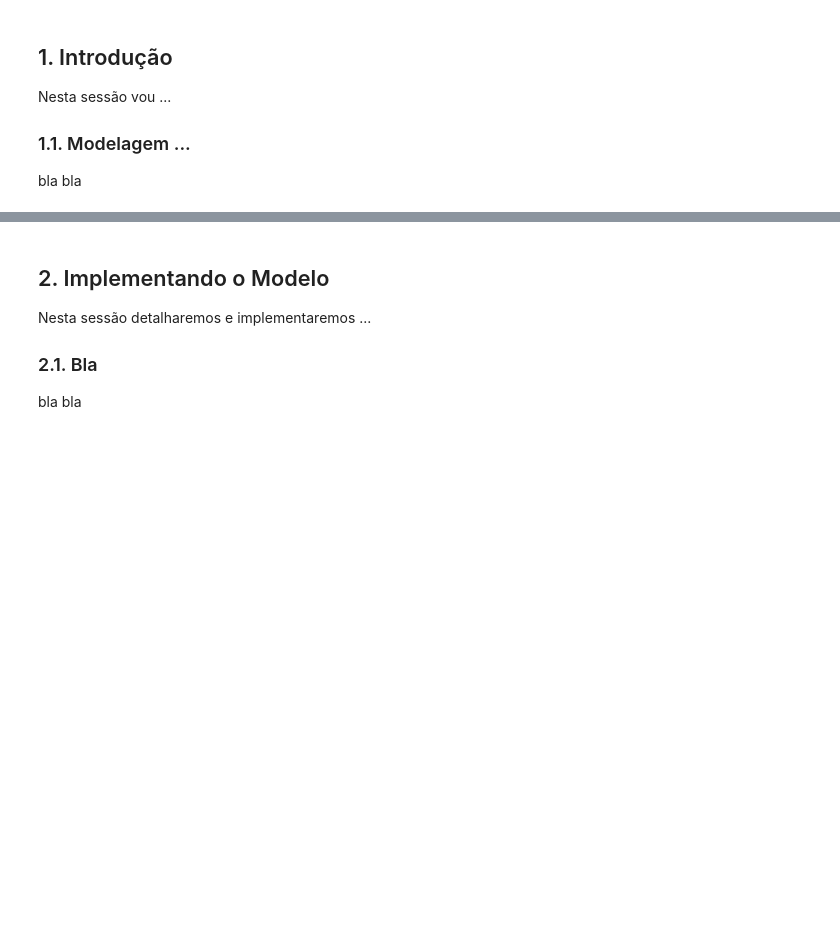
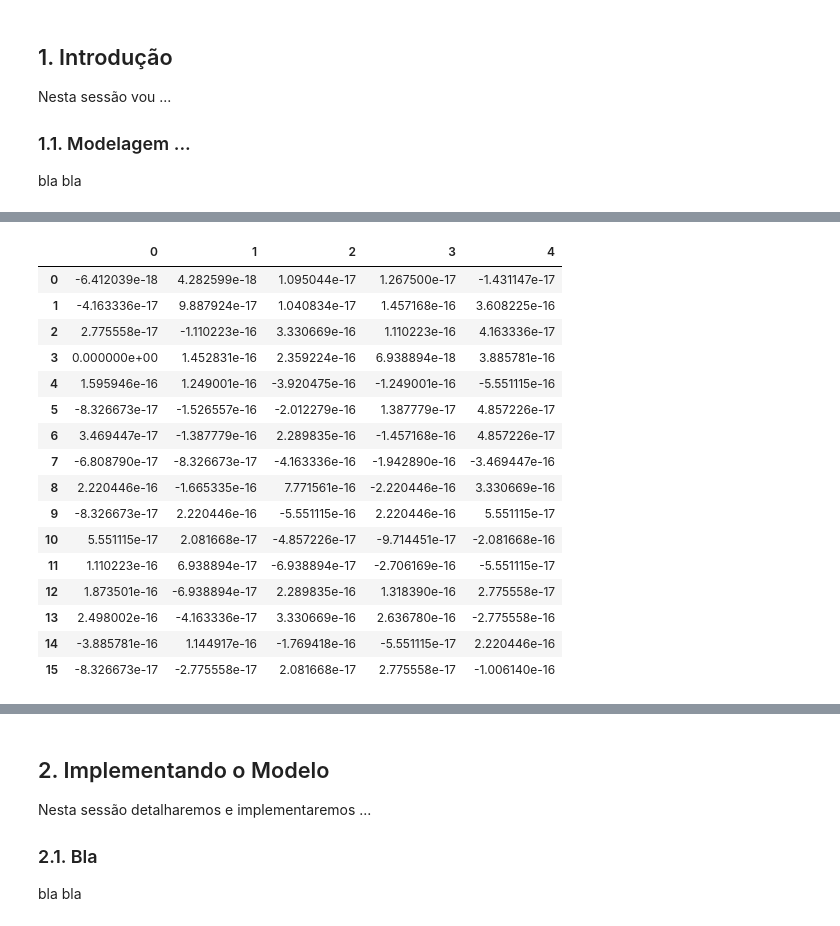
Before and after one commit to ucaiado/VectorAutoregression_Model, a Jupyter notebook: report.ipynb, the cells around one changed output, grey strips where cells are left out. Saved outputs shown, nothing was run; the diff lists cells and outputs as text; code cells hidden in the pictures; blank space fills up the shorter version.

```diff
--- a/report.ipynb
+++ b/report.ipynb
@@ -22,0 +145,20 @@ df = pd.read_excel('data/VAR3_inputs_e_outputs.xlsx', header=None)
+# %%
+pd.DataFrame(self.na_betahat - results.params.values)
+# %% [output]
+|  | 0 | 1 | 2 | 3 | 4 |
+| 0 | -6.412039e-18 | 4.282599e-18 | 1.095044e-17 | 1.267500e-17 | -1.431147e-17 |
+| 1 | -4.163336e-17 | 9.887924e-17 | 1.040834e-17 | 1.457168e-16 | 3.608225e-16 |
+| 2 | 2.775558e-17 | -1.110223e-16 | 3.330669e-16 | 1.110223e-16 | 4.163336e-17 |
+| 3 | 0.000000e+00 | 1.452831e-16 | 2.359224e-16 | 6.938894e-18 | 3.885781e-16 |
+| 4 | 1.595946e-16 | 1.249001e-16 | -3.920475e-16 | -1.249001e-16 | -5.551115e-16 |
+| 5 | -8.326673e-17 | -1.526557e-16 | -2.012279e-16 | 1.387779e-17 | 4.857226e-17 |
+| 6 | 3.469447e-17 | -1.387779e-16 | 2.289835e-16 | -1.457168e-16 | 4.857226e-17 |
+| 7 | -6.808790e-17 | -8.326673e-17 | -4.163336e-16 | -1.942890e-16 | -3.469447e-16 |
+| 8 | 2.220446e-16 | -1.665335e-16 | 7.771561e-16 | -2.220446e-16 | 3.330669e-16 |
+| 9 | -8.326673e-17 | 2.220446e-16 | -5.551115e-16 | 2.220446e-16 | 5.551115e-17 |
+| 10 | 5.551115e-17 | 2.081668e-17 | -4.857226e-17 | -9.714451e-17 | -2.081668e-16 |
+| 11 | 1.110223e-16 | 6.938894e-17 | -6.938894e-17 | -2.706169e-16 | -5.551115e-17 |
+| 12 | 1.873501e-16 | -6.938894e-17 | 2.289835e-16 | 1.318390e-16 | 2.775558e-17 |
+| 13 | 2.498002e-16 | -4.163336e-17 | 3.330669e-16 | 2.636780e-16 | -2.775558e-16 |
+| 14 | -3.885781e-16 | 1.144917e-16 | -1.769418e-16 | -5.551115e-17 | 2.220446e-16 |
+| 15 | -8.326673e-17 | -2.775558e-17 | 2.081668e-17 | 2.775558e-17 | -1.006140e-16 |
```
Also changed, not shown: parts of 46 cells of this notebook, 1 other file.
